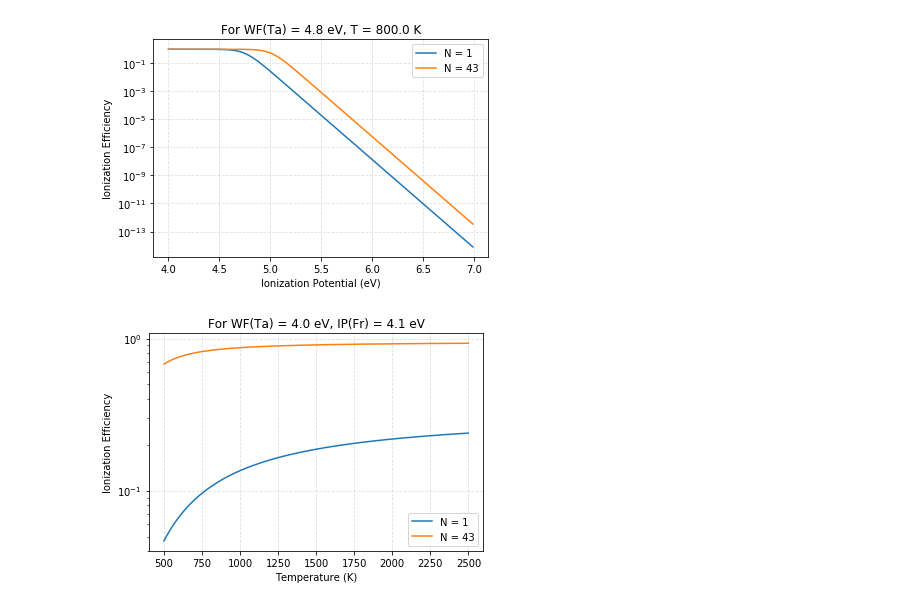
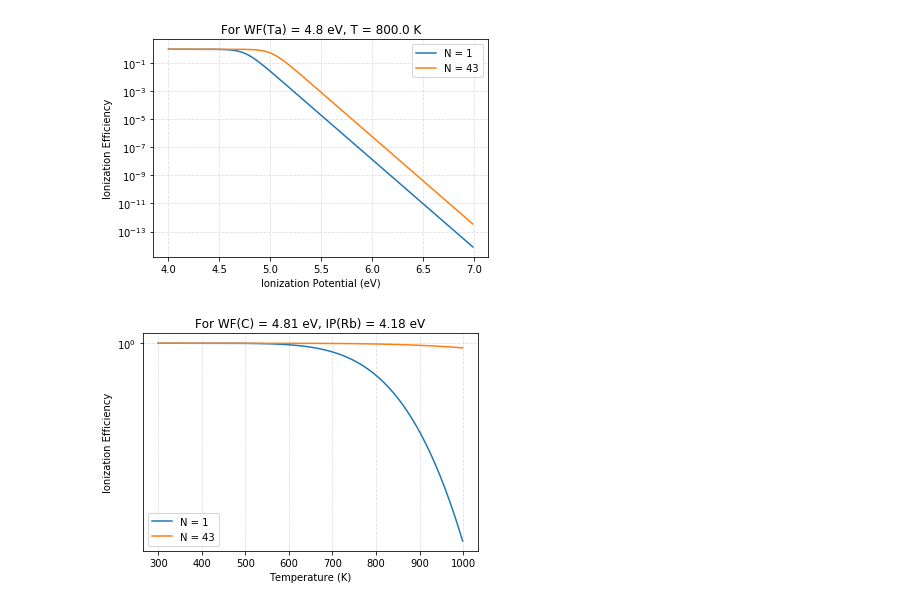
Before and after one commit to naoya-ozawa/langmuir_saha_calculator, a Jupyter notebook: ion_atom_distribution.ipynb, the cells around one changed output. Drawn from its saved outputs; the diff is of its cells as text; code cells hidden in the pictures.

```diff
--- a/ion_atom_distribution.ipynb
+++ b/ion_atom_distribution.ipynb
@@ -141,31 +200,31 @@ plt.show()
 # %%
 # Temperature dependence with N-factor
 
-wf = 4.0 # eV
-ip = 4.1 # eV
+wf = 4.81 # eV for C
+ip = 4.18 # eV for Rb
 N = 43 # Fitted
 
-T = np.array(range(500,2500))
+T = np.array(range(300,1000))
 plt.plot(T, ionization(T,wf,ip,sw,k), label='N = 1')
 plt.plot(T, ionization_N(T,wf,ip,sw,k,N), label='N = 43')
 plt.yscale('log')
 
-title = 'For WF(Ta) = {} eV, IP(Fr) = {} eV'.format(wf,ip)
+title = 'For WF(C) = {} eV, IP(Rb) = {} eV'.format(wf,ip)
 plt.title(title)
 plt.xlabel('Temperature (K)')
 plt.ylabel('Ionization Efficiency')
 
 # Add a grid
 plt.grid(alpha=.4,linestyle='--')
 
 # Add a Legend
 plt.legend()
 
 # Show the plot
 plt.savefig('temp_{}eV.pdf'.format(wf))
 plt.show()
 # %% [output]
-[figure, old version]
+[figure, new version]
 # %%
 # At the surface of the Au target
 wf_Au = 5.2 # eV
```
Also changed, not shown: parts of 3 cells of this notebook.
